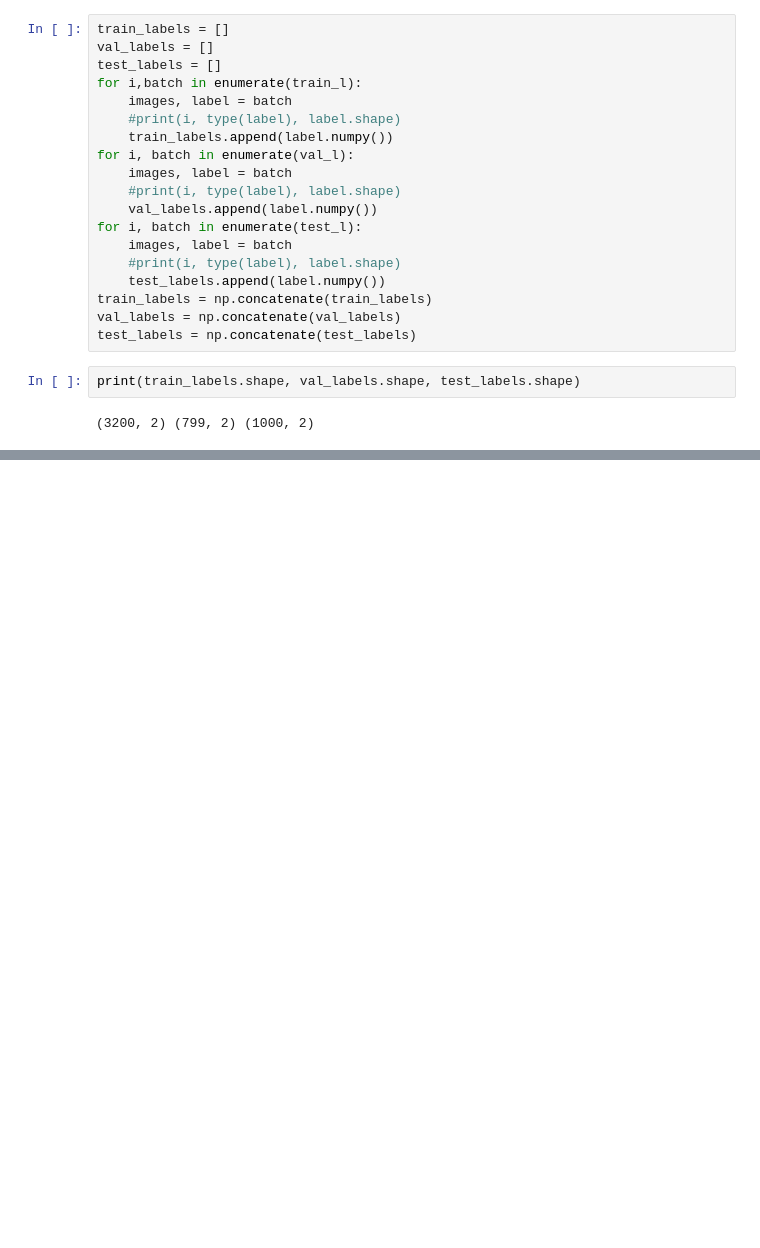
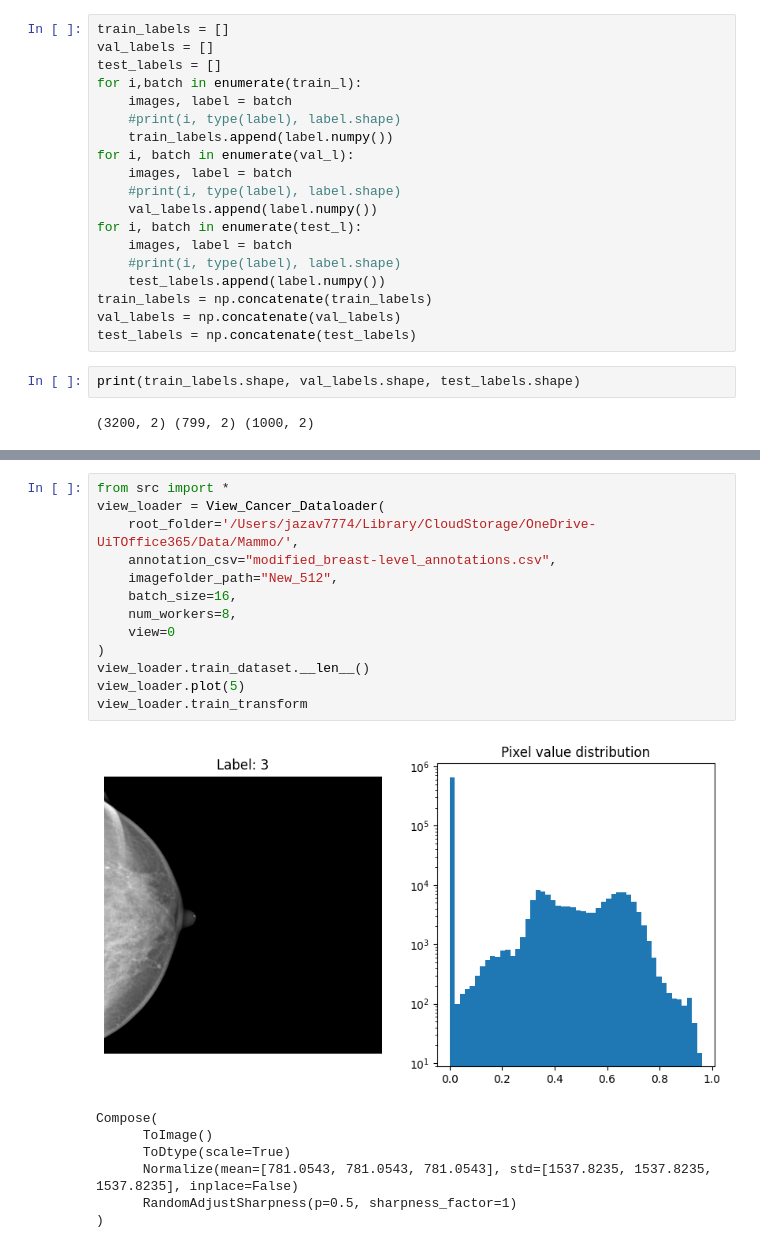
Before and after one commit to hzavadil98/UiT_FYS-8603, a Jupyter notebook: playground.ipynb, the cells around one changed output, grey strips where cells are left out. Drawn from its saved outputs; the diff is of its cells as text; blank space fills up the shorter version.

Commit message:
Changed transforms and running 4vf

```diff
--- a/playground.ipynb
+++ b/playground.ipynb
@@ -143,0 +134,21 @@ loader.train_dataloader().dataset
+# %%
+from src import *
+view_loader = View_Cancer_Dataloader(
+    root_folder='/Users/jazav7774/Library/CloudStorage/OneDrive-UiTOffice365/Data/Mammo/',
+    annotation_csv="modified_breast-level_annotations.csv",
+    imagefolder_path="New_512",
+    batch_size=16,
+    num_workers=8,
+    view=0
+)
+view_loader.train_dataset.__len__()
+view_loader.plot(5)
+view_loader.train_transform
+# %% [output]
+[figure, added]
+Compose(
+      ToImage()
+      ToDtype(scale=True)
+      Normalize(mean=[781.0543, 781.0543, 781.0543], std=[1537.8235, 1537.8235, 1537.8235], inplace=False)
+      RandomAdjustSharpness(p=0.5, sharpness_factor=1)
+)
```
Also changed, not shown: parts of 7 cells of this notebook, 5 other files.
